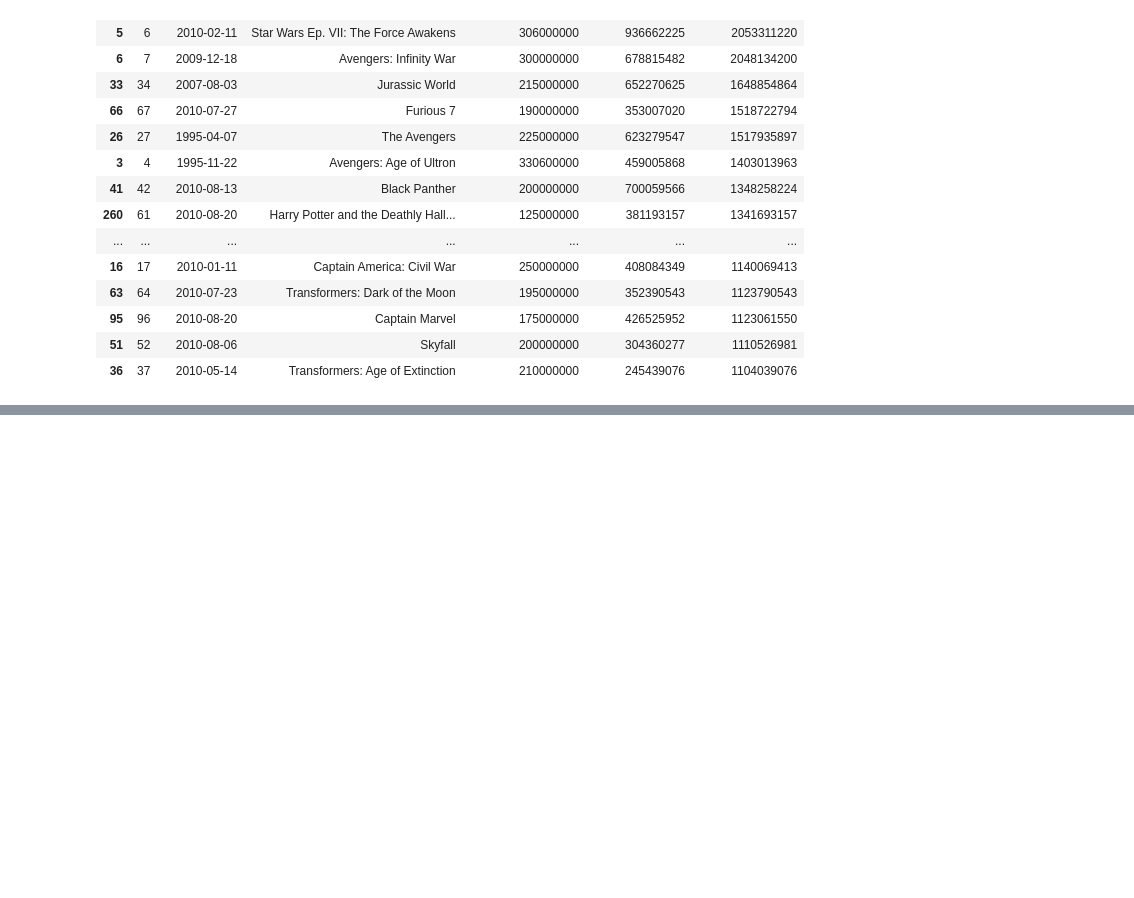
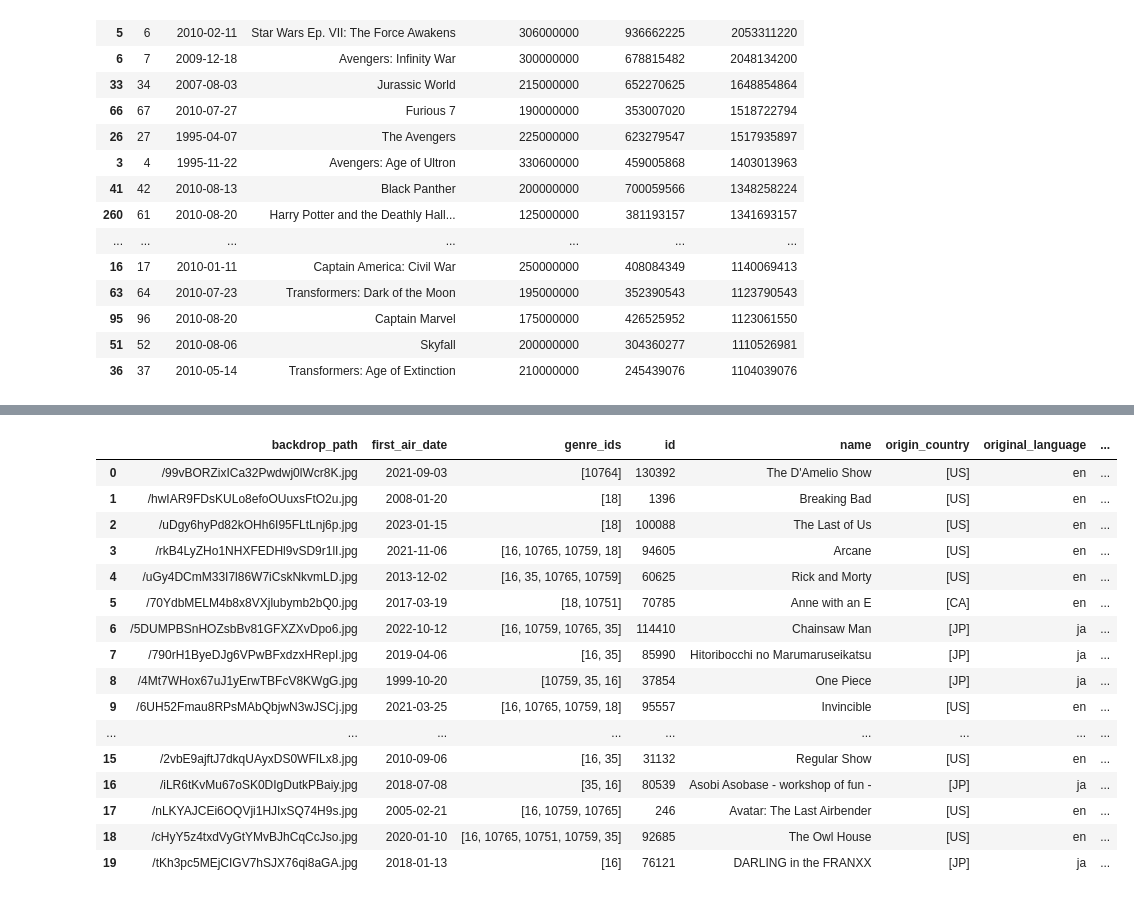
Before and after one commit to stephcia/Microsoft-Studios-Analysis, a Jupyter notebook: stephanie_ciaccia.ipynb, the cells around one changed output, grey strips where cells are left out. Cells and saved outputs as stored; diff of their text form; code cells hidden in the pictures; blank space fills up the shorter version.

```diff
--- a/stephanie_ciaccia.ipynb
+++ b/stephanie_ciaccia.ipynb
@@ -309,0 +337,4 @@ top_20_movies
+# %%
+movie_api = requests.get('https://api.themoviedb.org/3/tv/top_rated?api_key=a88e9a2c082e4caa0a1447a81f7e743b&language=en-US&page=1'
+)
+print(movie_api.status_code)
@@ -309,0 +347,2 @@ top_20_movies
+# %%
+episodes = movie_api.json()['results']
@@ -309,0 +373,22 @@ top_20_movies
+# %%
+top_rated = pd.DataFrame(episodes)
+# %%
+top_rated.head(100)
+# %% [output]
+|  | backdrop_path | first_air_date | genre_ids | id | name | origin_country | original_language | ... |
+| 0 | /99vBORZixICa32Pwdwj0lWcr8K.jpg | 2021-09-03 | [10764] | 130392 | The D'Amelio Show | [US] | en | ... |
+| 1 | /hwIAR9FDsKULo8efoOUuxsFtO2u.jpg | 2008-01-20 | [18] | 1396 | Breaking Bad | [US] | en | ... |
+| 2 | /uDgy6hyPd82kOHh6I95FLtLnj6p.jpg | 2023-01-15 | [18] | 100088 | The Last of Us | [US] | en | ... |
+| 3 | /rkB4LyZHo1NHXFEDHl9vSD9r1lI.jpg | 2021-11-06 | [16, 10765, 10759, 18] | 94605 | Arcane | [US] | en | ... |
+| 4 | /uGy4DCmM33I7l86W7iCskNkvmLD.jpg | 2013-12-02 | [16, 35, 10765, 10759] | 60625 | Rick and Morty | [US] | en | ... |
+| 5 | /70YdbMELM4b8x8VXjlubymb2bQ0.jpg | 2017-03-19 | [18, 10751] | 70785 | Anne with an E | [CA] | en | ... |
+| 6 | /5DUMPBSnHOZsbBv81GFXZXvDpo6.jpg | 2022-10-12 | [16, 10759, 10765, 35] | 114410 | Chainsaw Man | [JP] | ja | ... |
+| 7 | /790rH1ByeDJg6VPwBFxdzxHRepI.jpg | 2019-04-06 | [16, 35] | 85990 | Hitoribocchi no Marumaruseikatsu | [JP] | ja | ... |
+| 8 | /4Mt7WHox67uJ1yErwTBFcV8KWgG.jpg | 1999-10-20 | [10759, 35, 16] | 37854 | One Piece | [JP] | ja | ... |
+| 9 | /6UH52Fmau8RPsMAbQbjwN3wJSCj.jpg | 2021-03-25 | [16, 10765, 10759, 18] | 95557 | Invincible | [US] | en | ... |
+| ... | ... | ... | ... | ... | ... | ... | ... | ... |
+| 15 | /2vbE9ajftJ7dkqUAyxDS0WFILx8.jpg | 2010-09-06 | [16, 35] | 31132 | Regular Show | [US] | en | ... |
+| 16 | /iLR6tKvMu67oSK0DIgDutkPBaiy.jpg | 2018-07-08 | [35, 16] | 80539 | Asobi Asobase - workshop of fun - | [JP] | ja | ... |
+| 17 | /nLKYAJCEi6OQVji1HJIxSQ74H9s.jpg | 2005-02-21 | [16, 10759, 10765] | 246 | Avatar: The Last Airbender | [US] | en | ... |
+| 18 | /cHyY5z4txdVyGtYMvBJhCqCcJso.jpg | 2020-01-10 | [16, 10765, 10751, 10759, 35] | 92685 | The Owl House | [US] | en | ... |
+| 19 | /tKh3pc5MEjCIGV7hSJX76qi8aGA.jpg | 2018-01-13 | [16] | 76121 | DARLING in the FRANXX | [JP] | ja | ... |
```
Also changed, not shown: parts of 16 cells of this notebook.
